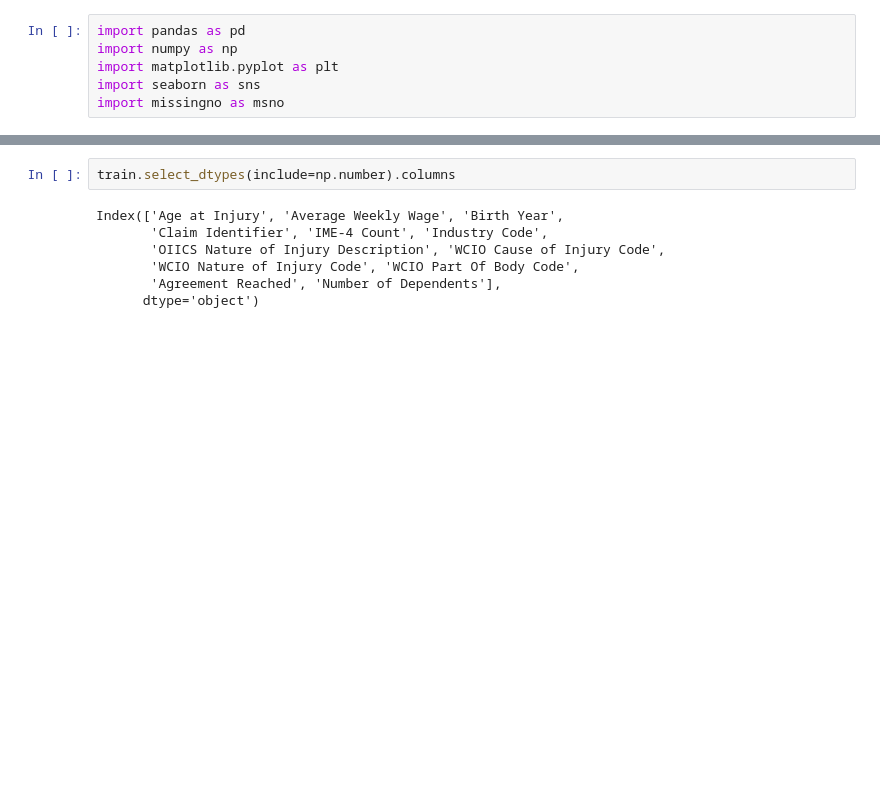
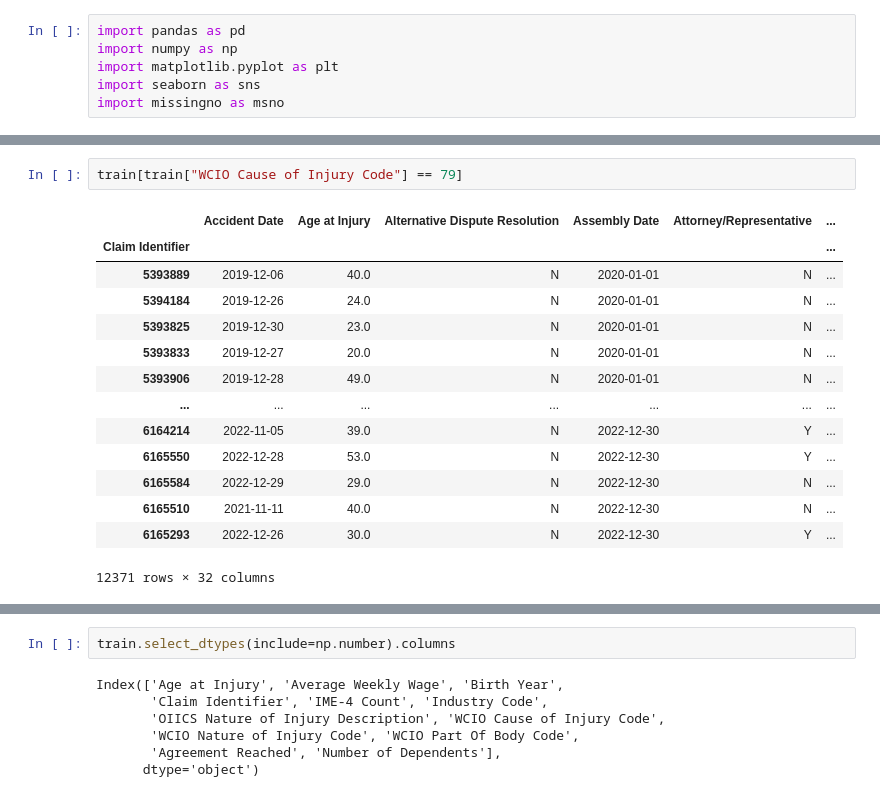
Before and after one commit to LeonardoDiCaterina/Machine_Learning_G19, a Jupyter notebook: Notebooks/Data_Pre-processing.ipynb, the cells around one changed output, grey strips where cells are left out. Saved outputs shown, nothing was run; the diff lists cells and outputs as text; blank space fills up the shorter version.

```diff
--- a/Notebooks/Data_Pre-processing.ipynb
+++ b/Notebooks/Data_Pre-processing.ipynb
@@ -56,0 +232,17 @@ memory usage: 149.4+ MB
+# %%
+train[train["WCIO Cause of Injury Code"] == 79]
+# %% [output]
+|  | Accident Date | Age at Injury | Alternative Dispute Resolution | Assembly Date | Attorney/Representative | ... |
+| Claim Identifier |  |  |  |  |  | ... |
+| 5393889 | 2019-12-06 | 40.0 | N | 2020-01-01 | N | ... |
+| 5394184 | 2019-12-26 | 24.0 | N | 2020-01-01 | N | ... |
+| 5393825 | 2019-12-30 | 23.0 | N | 2020-01-01 | N | ... |
+| 5393833 | 2019-12-27 | 20.0 | N | 2020-01-01 | N | ... |
+| 5393906 | 2019-12-28 | 49.0 | N | 2020-01-01 | N | ... |
+| ... | ... | ... | ... | ... | ... | ... |
+| 6164214 | 2022-11-05 | 39.0 | N | 2022-12-30 | Y | ... |
+| 6165550 | 2022-12-28 | 53.0 | N | 2022-12-30 | Y | ... |
+| 6165584 | 2022-12-29 | 29.0 | N | 2022-12-30 | N | ... |
+| 6165510 | 2021-11-11 | 40.0 | N | 2022-12-30 | N | ... |
+| 6165293 | 2022-12-26 | 30.0 | N | 2022-12-30 | Y | ... |
+12371 rows × 32 columns
```
Also changed, not shown: parts of 53 cells of this notebook.
